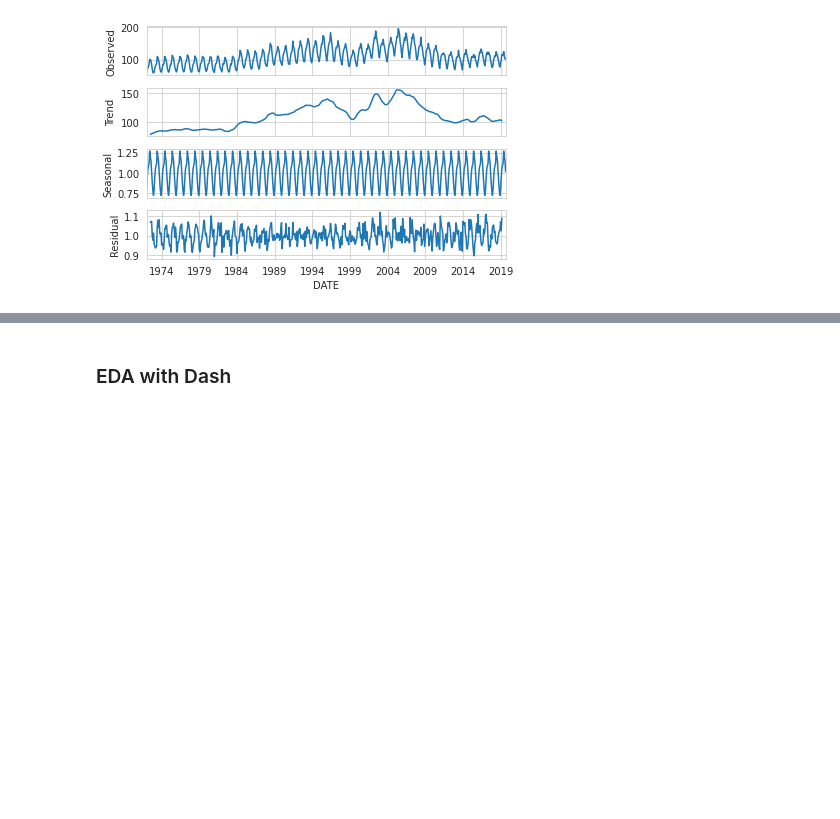
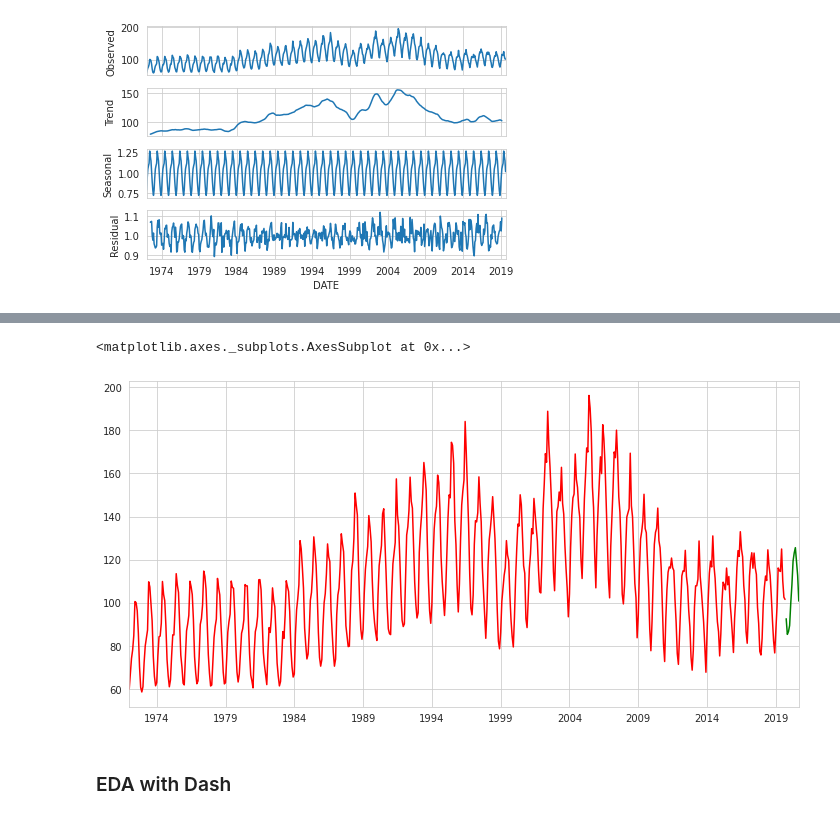
Before and after one commit to taylorec/Deep-Learning-with-Python, a Jupyter notebook: ForecastingProduction_RNN/DessertProductionRNN.ipynb, the cells around one changed output, grey strips where cells are left out. Saved outputs shown, nothing was run; the diff lists cells and outputs as text; code cells hidden in the pictures; blank space fills up the shorter version.

```diff
--- a/ForecastingProduction_RNN/DessertProductionRNN.ipynb
+++ b/ForecastingProduction_RNN/DessertProductionRNN.ipynb
@@ -107,0 +112,4 @@ DecompDataAdd.plot();
+# %%
+model = sm.tsa.ARIMA(df, order=(4,1,3))
+fitted = model.fit(trend="c")
+print(fitted.summary())
@@ -107,0 +139,6 @@ DecompDataAdd.plot();
+# %%
+forecast, std_err, fc_ci = fitted.forecast(steps=12)
+forecast_index = pd.date_range(start='2019-10-01',periods=12,freq='MS')
+forecast_df = pd.DataFrame(data=forecast,index=forecast_index, columns=['Forecast'])
+# %%
+Forecast = pd.concat([data, forecast_df])
@@ -108,3 +161,10 @@ DecompDataAdd.plot();
+# %%
+plt.figure(figsize=(12, 6))
+Forecast['Production'].plot(c="r", label="Production")
+Forecast['Forecast'].plot(c="g", label="Forecast")
+# %% [output]
+<matplotlib.axes._subplots.AxesSubplot at 0x...>
+[figure, added]
 # %% [markdown]
 ### EDA with Dash
 # %%
```
Also changed, not shown: parts of 23 cells of this notebook.
